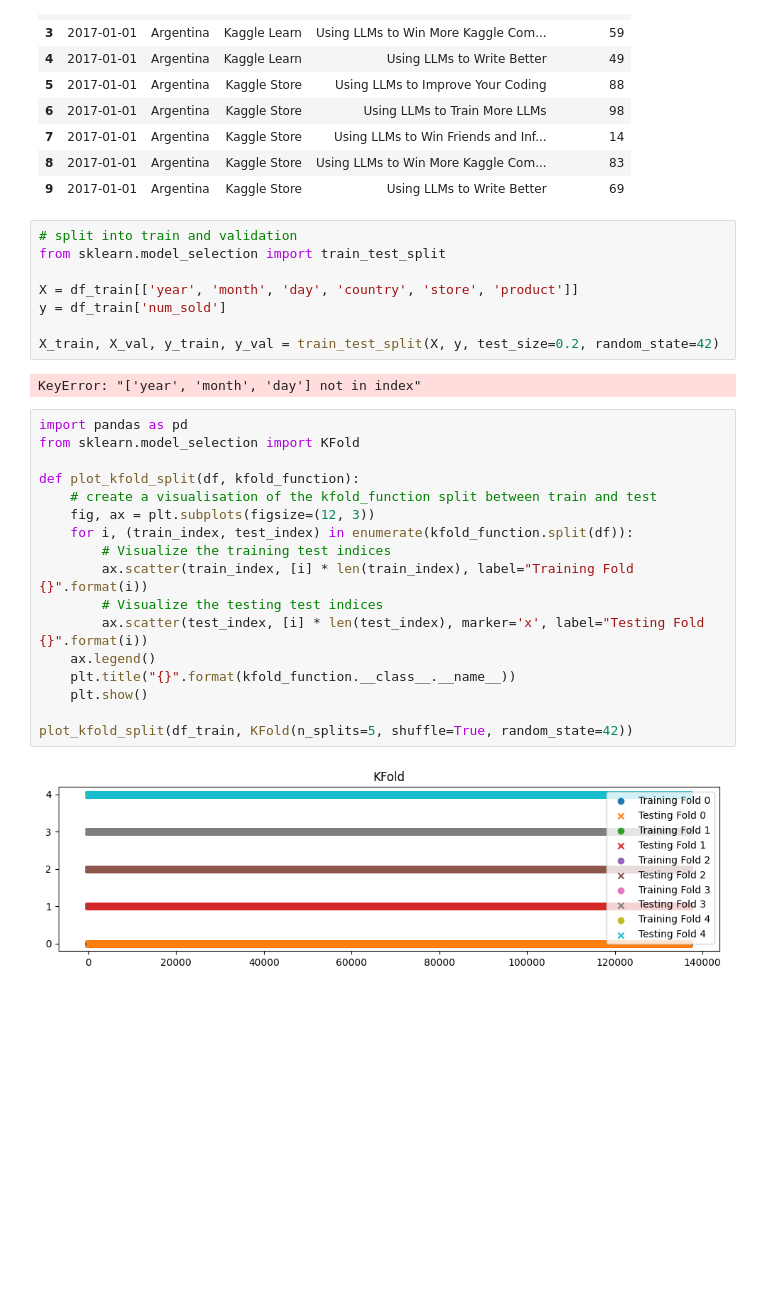
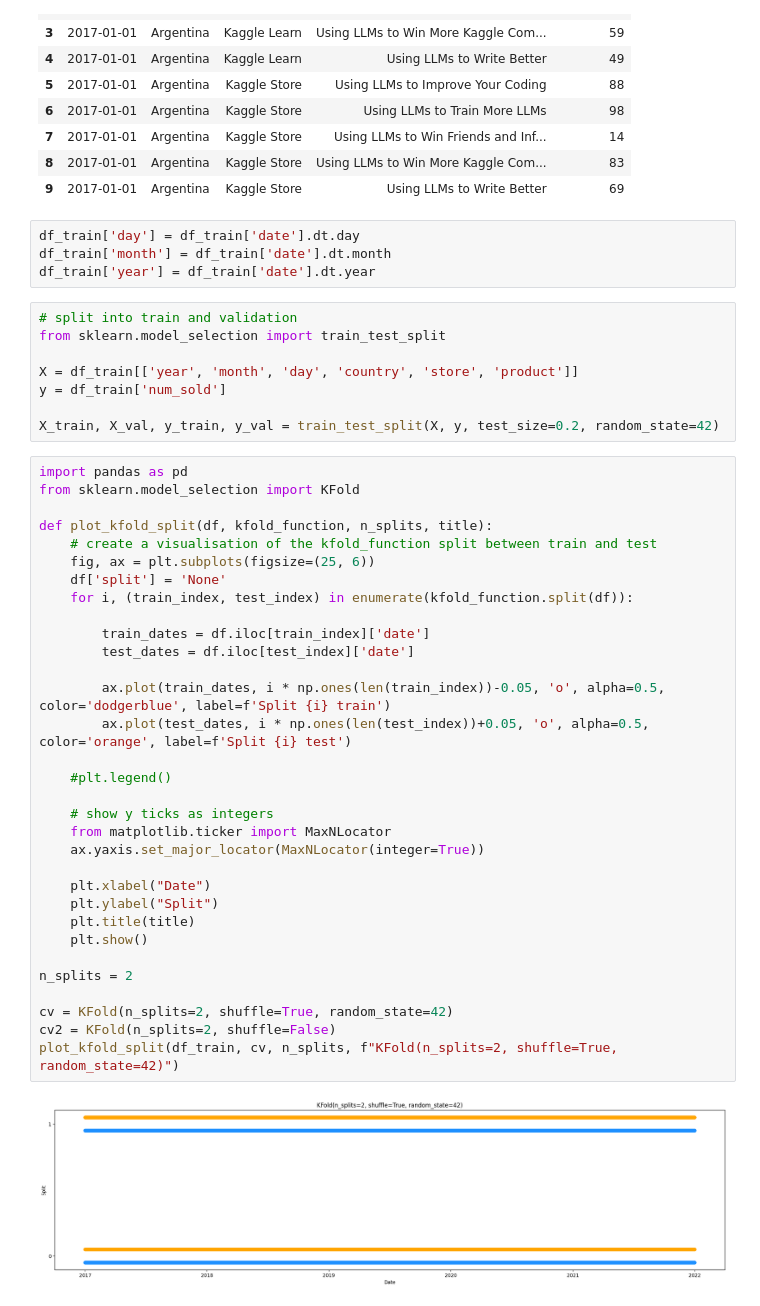
Before and after one commit to WestedCrean/kaggle-notes, a Jupyter notebook: playground-series-s3e19/cross_validation.ipynb, the cells around one changed output. Cells and saved outputs as stored; diff of their text form; blank space fills up the shorter version.

```diff
--- a/playground-series-s3e19/cross_validation.ipynb
+++ b/playground-series-s3e19/cross_validation.ipynb
@@ -26,6 +26,10 @@ df_train.head(10)
 | 7 | 2017-01-01 | Argentina | Kaggle Store | Using LLMs to Win Friends and Inf... | 14 |
 | 8 | 2017-01-01 | Argentina | Kaggle Store | Using LLMs to Win More Kaggle Com... | 83 |
 | 9 | 2017-01-01 | Argentina | Kaggle Store | Using LLMs to Write Better | 69 |
+# %%
+df_train['day'] = df_train['date'].dt.day
+df_train['month'] = df_train['date'].dt.month
+df_train['year'] = df_train['date'].dt.year
 # %%
 # split into train and validation
 from sklearn.model_selection import train_test_split
@@ -34,24 +38,37 @@ X = df_train[['year', 'month', 'day', 'country', 'store', 'product']]
 y = df_train['num_sold']
 
 X_train, X_val, y_train, y_val = train_test_split(X, y, test_size=0.2, random_state=42)
-# %% [output]
-KeyError: "['year', 'month', 'day'] not in index"
 # %%
 import pandas as pd
 from sklearn.model_selection import KFold
 
-def plot_kfold_split(df, kfold_function):
+def plot_kfold_split(df, kfold_function, n_splits, title):
     # create a visualisation of the kfold_function split between train and test
-    fig, ax = plt.subplots(figsize=(12, 3))
+    fig, ax = plt.subplots(figsize=(25, 6))
+    df['split'] = 'None'
     for i, (train_index, test_index) in enumerate(kfold_function.split(df)):
-        # Visualize the training test indices
-        ax.scatter(train_index, [i] * len(train_index), label="Training Fold {}".format(i))
-        # Visualize the testing test indices
-        ax.scatter(test_index, [i] * len(test_index), marker='x', label="Testing Fold {}".format(i))
-    ax.legend()
-    plt.title("{}".format(kfold_function.__class__.__name__))
+
+        train_dates = df.iloc[train_index]['date']
+        test_dates = df.iloc[test_index]['date']
+
+        ax.plot(train_dates, i * np.ones(len(train_index))-0.05, 'o', alpha=0.5, color='dodgerblue', label=f'Split {i} train')
+        ax.plot(test_dates, i * np.ones(len(test_index))+0.05, 'o', alpha=0.5, color='orange', label=f'Split {i} test')
+
+    #plt.legend()
+
+    # show y ticks as integers
+    from matplotlib.ticker import MaxNLocator
+    ax.yaxis.set_major_locator(MaxNLocator(integer=True))
+
+    plt.xlabel("Date")
+    plt.ylabel("Split")
+    plt.title(title)
     plt.show()
 
-plot_kfold_split(df_train, KFold(n_splits=5, shuffle=True, random_state=42))
+n_splits = 2
+
+cv = KFold(n_splits=2, shuffle=True, random_state=42)
+cv2 = KFold(n_splits=2, shuffle=False)
+plot_kfold_split(df_train, cv, n_splits, f"KFold(n_splits=2, shuffle=True, random_state=42)")
 # %% [output]
-[figure, old version]
+[figure, new version]
```
Also changed, not shown: parts of 3 cells of this notebook, 48 other files.
